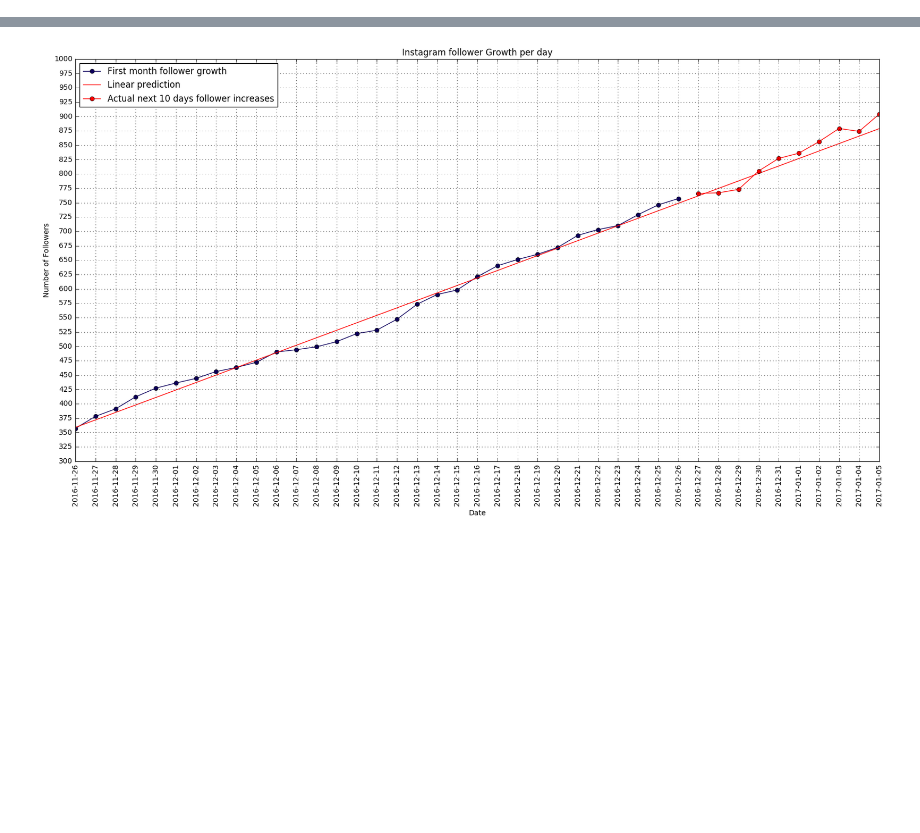
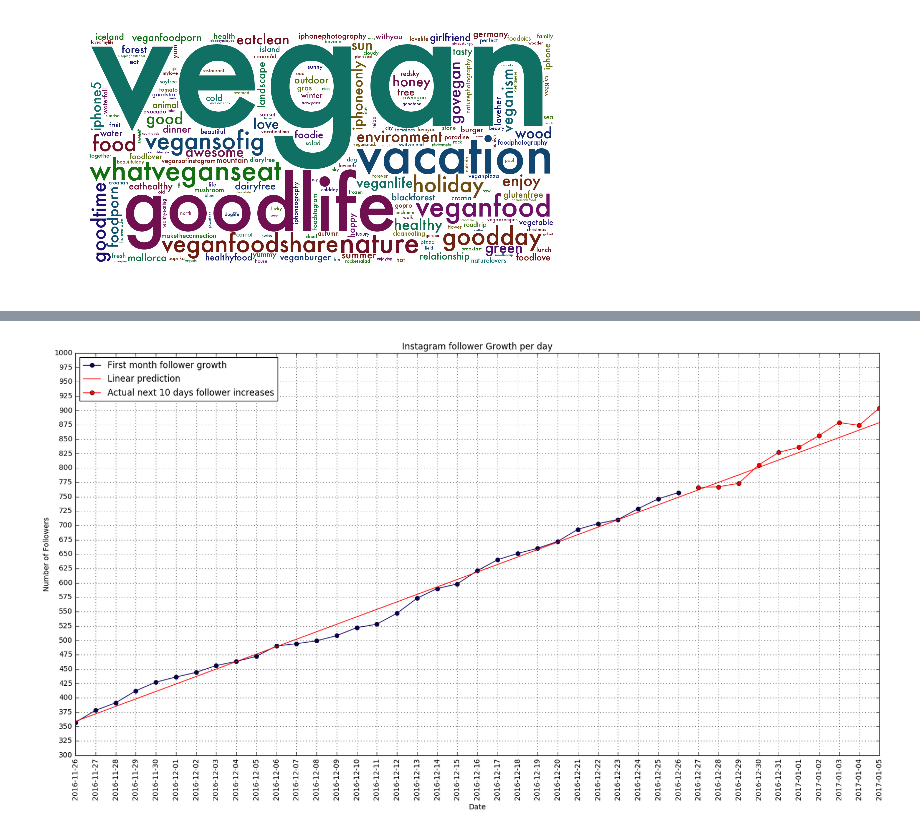
Before and after one commit to InstaPy/InstaPy, a Jupyter notebook: follow_num_plot/instapy.ipynb, the cells around one changed output, grey strips where cells are left out. Cells and saved outputs as stored; diff of their text form; code cells hidden in the pictures; blank space fills up the shorter version.

```diff
--- a/follow_num_plot/instapy.ipynb
+++ b/follow_num_plot/instapy.ipynb
@@ -14,0 +115,23 @@ print data['followers']
+# %%
+import random
+from wordcloud import WordCloud
+
+def new_color_func(word, font_size, position, orientation, random_state=None, **kwargs):
+    return "hsl(%d, 75%%, 25%%)" % (random.randint(0, 360))
+
+tags = sum([post['tags'] for post in data['posts']], [])
+text = ' '.join(tags)
+wordcloud = WordCloud(font_path='/Library/Fonts/Futura.ttc',
+                      relative_scaling = 0.1,
+                      margin=5,
+                      background_color="white",
+                      width=2048,
+                      height=1024
+                      ).generate(text)
+
+plt.imshow(wordcloud.recolor(color_func=new_color_func, random_state=3))
+wordcloud.to_file("article_img/tags.png")
+plt.axis("off")
+plt.show()
+# %% [output]
+[figure, added]
```
Also changed, not shown: parts of 18 cells of this notebook, 18 other files.
